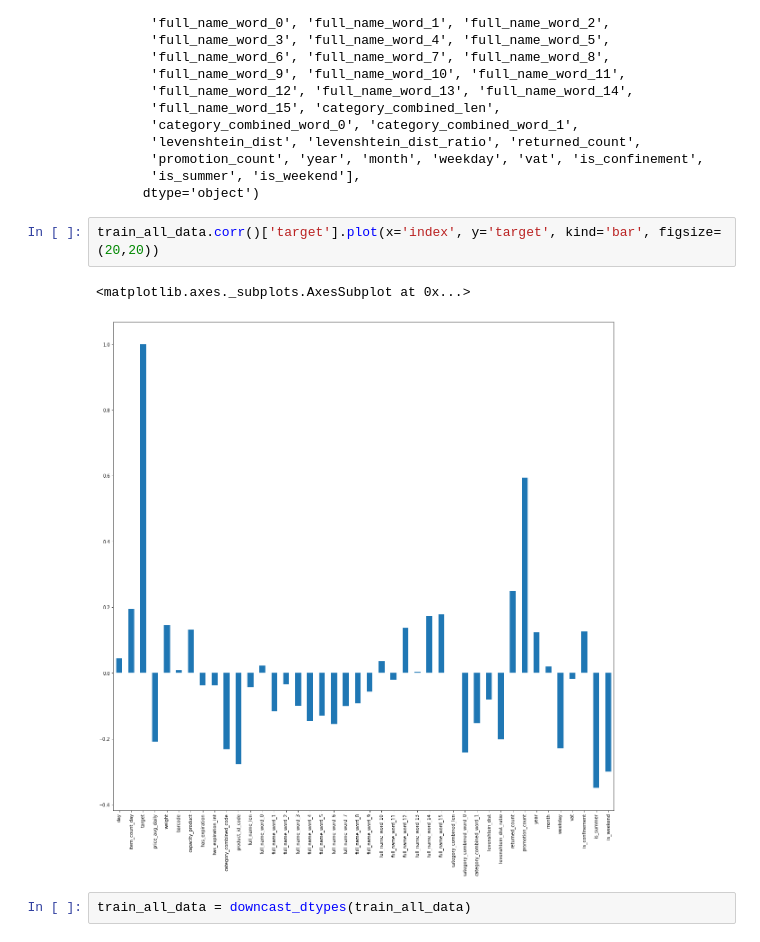
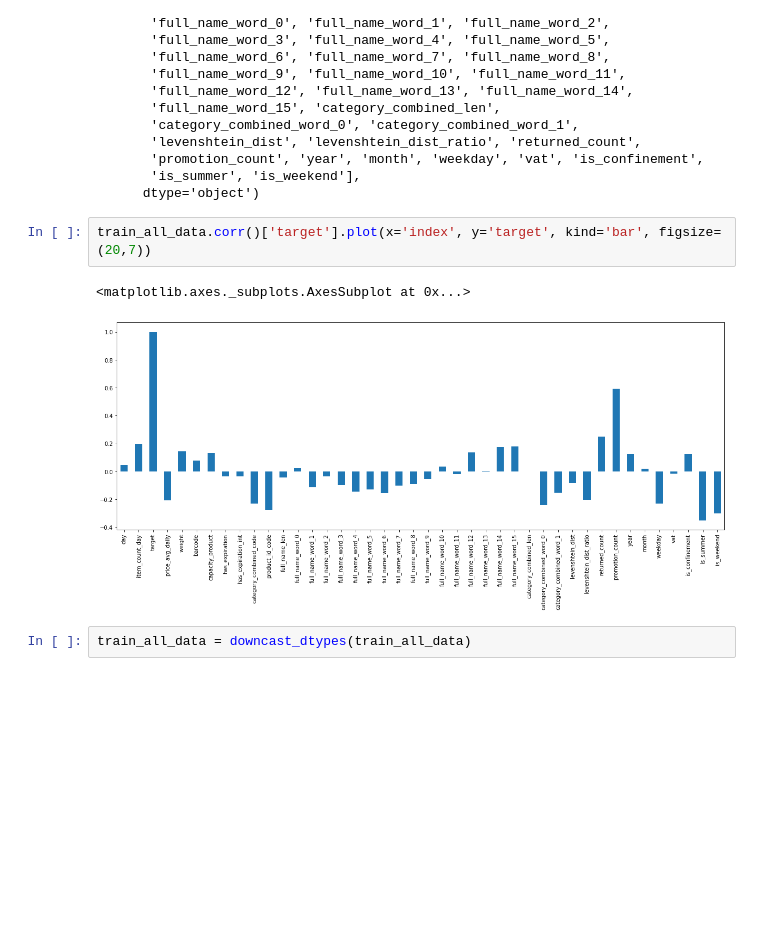
Before and after one commit to shriman/storelift_sales_prediction, a Jupyter notebook: storelift.ipynb, the cells around one changed output. Saved outputs shown, nothing was run; the diff lists cells and outputs as text; blank space fills up the shorter version.

```diff
--- a/storelift.ipynb
+++ b/storelift.ipynb
@@ -1086,10 +1086,10 @@ Index(['day', 'product_id', 'day_product_id', 'item_count_day', 'target',
        'is_summer', 'is_weekend'],
       dtype='object')
 # %%
-train_all_data.corr()['target'].plot(x='index', y='target', kind='bar', figsize=(20,20))
+train_all_data.corr()['target'].plot(x='index', y='target', kind='bar', figsize=(20,7))
 # %% [output]
 <matplotlib.axes._subplots.AxesSubplot at 0x...>
-[figure, old version]
+[figure, new version]
 # %%
 train_all_data = downcast_dtypes(train_all_data)
 # %%
```
Also changed, not shown: parts of 1 cell of this notebook.
